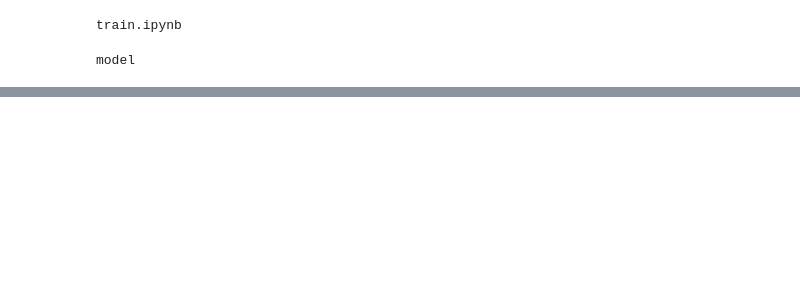
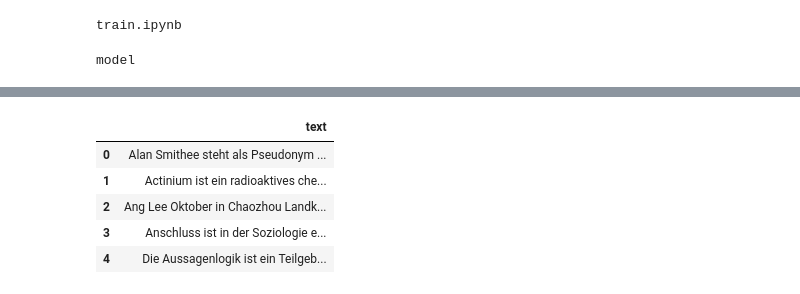
Before and after one commit to veldhub/veld_code__word2vec, a Jupyter notebook: src/train.ipynb, the cells around one changed output, grey strips where cells are left out. Saved outputs shown, nothing was run; the diff lists cells and outputs as text; code cells hidden in the pictures; blank space fills up the shorter version.

```diff
--- a/src/train.ipynb
+++ b/src/train.ipynb
@@ -46,0 +21,13 @@ petite.head()
+# %%
+petite= pd.read_csv("/veld/input/de_wiki.csv")
+petite = petite.rename(columns={"\ttext": "text"})
+
+petite_cleaned = petite.copy()
+# %%
+for i in range(len(petite)):
+    text = petite.iloc[i]["text"]
+    text = re.sub(r"\d+", "", text)
+    text = re.sub(r"\t", "", text)
+    text = re.sub(r"“", "", text)
+    text = re.sub(r"„", "", text)
+    petite_cleaned.iloc[i]["text"] = text #we load the data from the left into the variety to the right
@@ -46,0 +43,9 @@ petite.head()
+# %%
+petite_cleaned.head()
+# %% [output]
+|  | text |
+| 0 | Alan Smithee steht als Pseudonym ... |
+| 1 | Actinium ist ein radioaktives che... |
+| 2 | Ang Lee Oktober in Chaozhou Landk... |
+| 3 | Anschluss ist in der Soziologie e... |
+| 4 | Die Aussagenlogik ist ein Teilgeb... |
```
Also changed, not shown: parts of 24 cells of this notebook.
